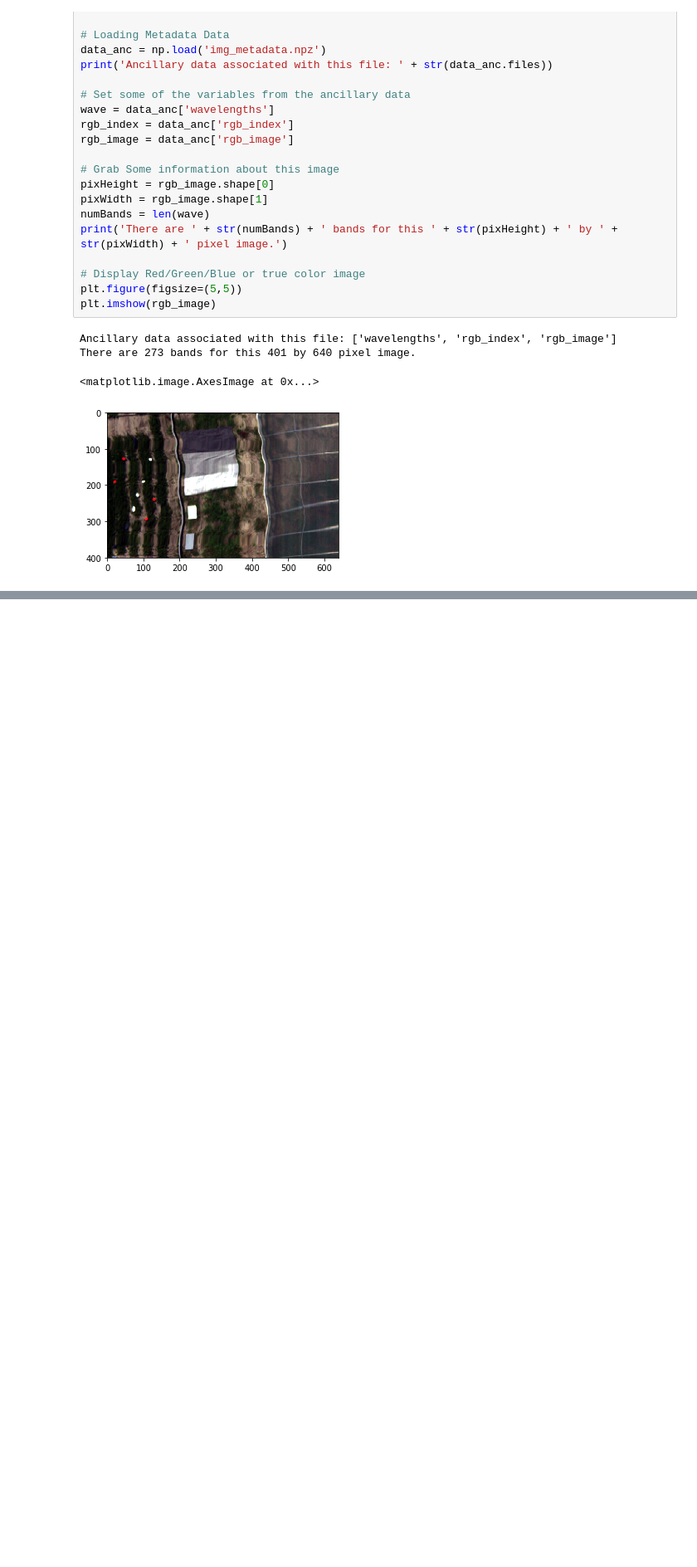
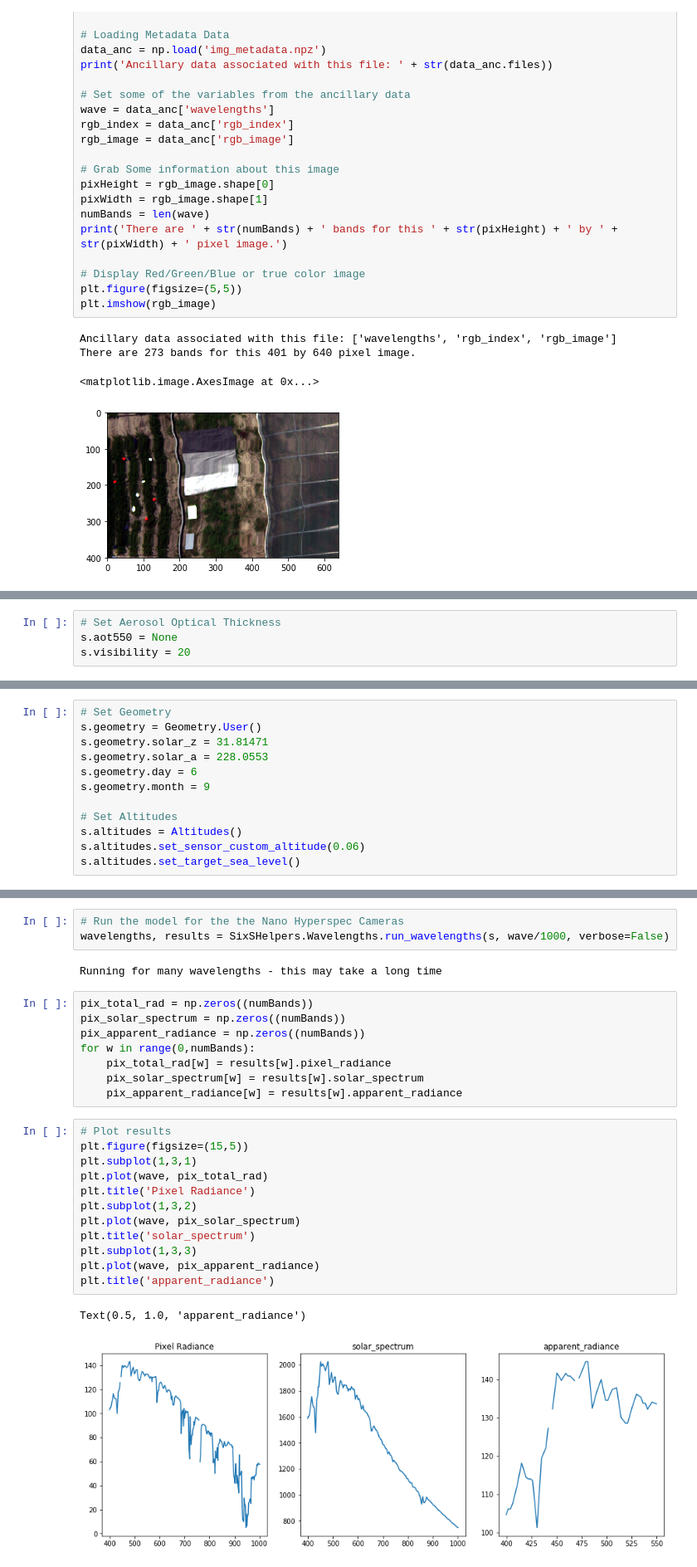
Before and after one commit to GatorSense/AtmosphericCorrectionIntroduction, a Jupyter notebook: 3. Radiative Transfer Models.ipynb, the cells around one changed output, grey strips where cells are left out. Shown: that part at 83% size. Cells and saved outputs as stored; diff of their text form; blank space fills up the shorter version.

```diff
--- a/3. Radiative Transfer Models.ipynb
+++ b/3. Radiative Transfer Models.ipynb
@@ -108,0 +162,4 @@ There are 273 bands for this 401 by 640 pixel image.
+# %%
+# Set Aerosol Optical Thickness
+s.aot550 = None
+s.visibility = 20
@@ -108,0 +185,12 @@ There are 273 bands for this 401 by 640 pixel image.
+# %%
+# Set Geometry
+s.geometry = Geometry.User()
+s.geometry.solar_z = 31.81471
+s.geometry.solar_a = 228.0553
+s.geometry.day = 6
+s.geometry.month = 9
+
+# Set Altitudes
+s.altitudes = Altitudes()
+s.altitudes.set_sensor_custom_altitude(0.06)
+s.altitudes.set_target_sea_level()
@@ -108,0 +224,28 @@ There are 273 bands for this 401 by 640 pixel image.
+# %%
+# Run the model for the the Nano Hyperspec Cameras
+wavelengths, results = SixSHelpers.Wavelengths.run_wavelengths(s, wave/1000, verbose=False)
+# %% [output]
+Running for many wavelengths - this may take a long time
+# %%
+pix_total_rad = np.zeros((numBands))
+pix_solar_spectrum = np.zeros((numBands))
+pix_apparent_radiance = np.zeros((numBands))
+for w in range(0,numBands):
+    pix_total_rad[w] = results[w].pixel_radiance
+    pix_solar_spectrum[w] = results[w].solar_spectrum
+    pix_apparent_radiance[w] = results[w].apparent_radiance
+# %%
+# Plot results
+plt.figure(figsize=(15,5))
+plt.subplot(1,3,1)
+plt.plot(wave, pix_total_rad)
+plt.title('Pixel Radiance')
+plt.subplot(1,3,2)
+plt.plot(wave, pix_solar_spectrum)
+plt.title('solar_spectrum')
+plt.subplot(1,3,3)
+plt.plot(wave, pix_apparent_radiance)
+plt.title('apparent_radiance')
+# %% [output]
+Text(0.5, 1.0, 'apparent_radiance')
+[figure, added]
```
Also changed, not shown: parts of 13 cells of this notebook, 2 other files.
